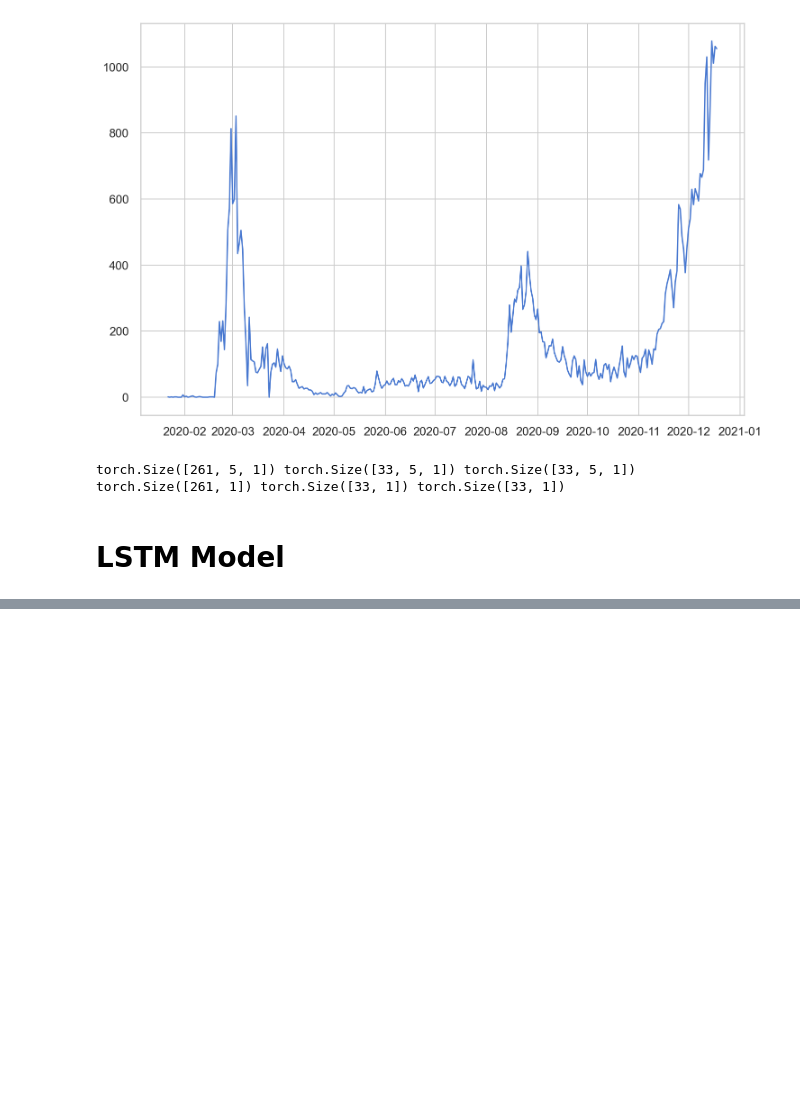
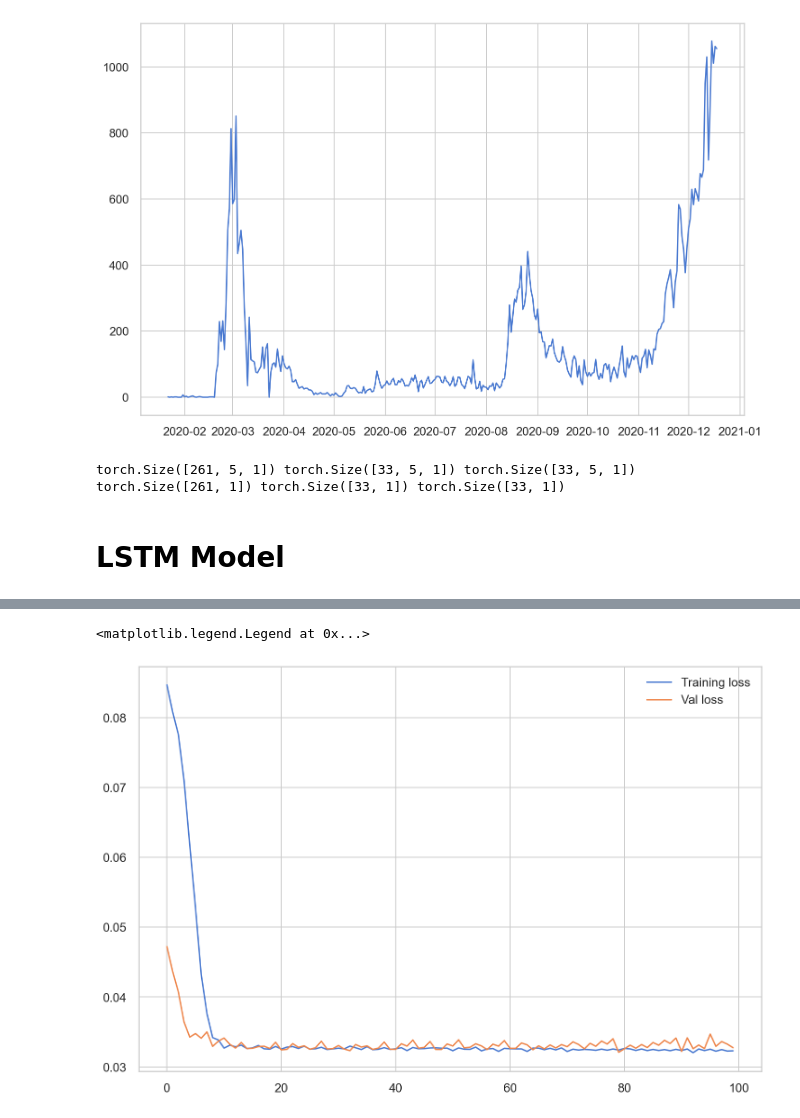
Before and after one commit to ClustProject/KETIPrePartialDataPreprocessing, a Jupyter notebook: test_JW.ipynb, the cells around one changed output, grey strips where cells are left out. Cells and saved outputs as stored; diff of their text form; code cells hidden in the pictures; blank space fills up the shorter version.

```diff
--- a/test_JW.ipynb
+++ b/test_JW.ipynb
@@ -252,7 +246,0 @@ def MinMaxScale(array, min, max):
-# %%
-X_train = MinMaxScale(X_train, MIN, MAX)
-y_train = MinMaxScale(y_train, MIN, MAX)
-X_val = MinMaxScale(X_val, MIN, MAX)
-y_val = MinMaxScale(y_val, MIN, MAX)
-X_test = MinMaxScale(X_test, MIN, MAX)
-y_test = MinMaxScale(y_test, MIN, MAX)
@@ -264,7 +247,17 @@ def make_Tensor(array):
-# %%
-X_train = make_Tensor(X_train)
-y_train = make_Tensor(y_train)
-X_val = make_Tensor(X_val)
-y_val = make_Tensor(y_val)
-X_test = make_Tensor(X_test)
-y_test = make_Tensor(y_test)
+# %%
+model = CovidPredictor(
+    n_features=1,
+    n_hidden=4,
+    seq_len=seq_length,
+    n_layers=1
+)
+model, train_hist, val_hist = train_model(
+    model,
+    X_train,
+    y_train,
+    X_val,
+    y_val,
+    num_epochs=100,
+    verbose=10,
+    patience=50
+)
@@ -270,0 +275,7 @@ y_test = make_Tensor(y_test)
+# %%
+plt.plot(train_hist, label="Training loss")
+plt.plot(val_hist, label="Val loss")
+plt.legend()
+# %% [output]
+<matplotlib.legend.Legend at 0x...>
+[figure, added]
```
Also changed, not shown: parts of 4 cells of this notebook.
